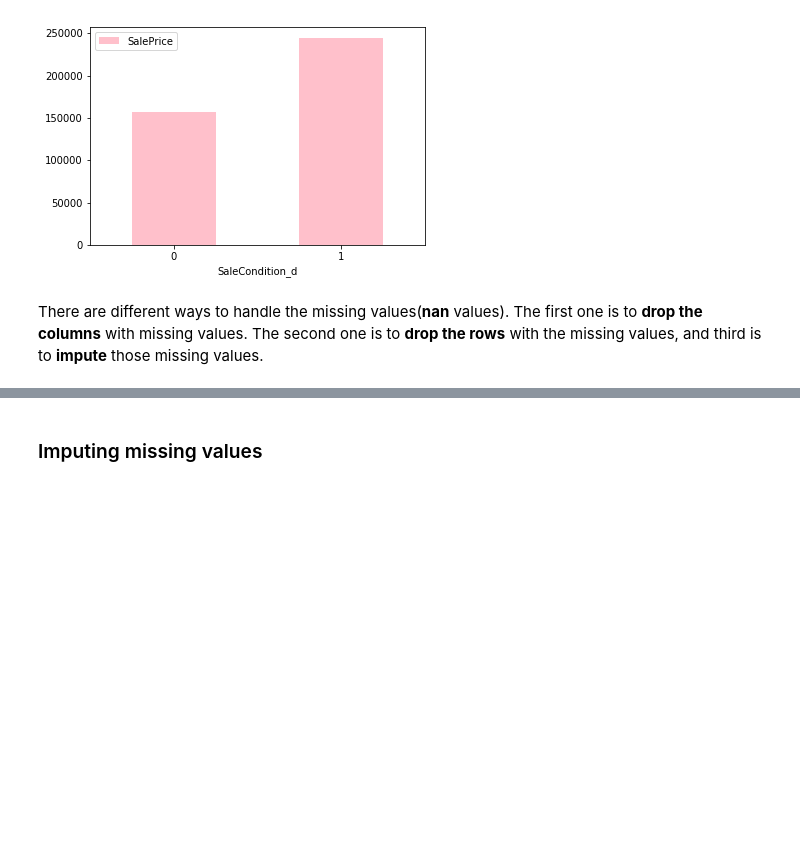
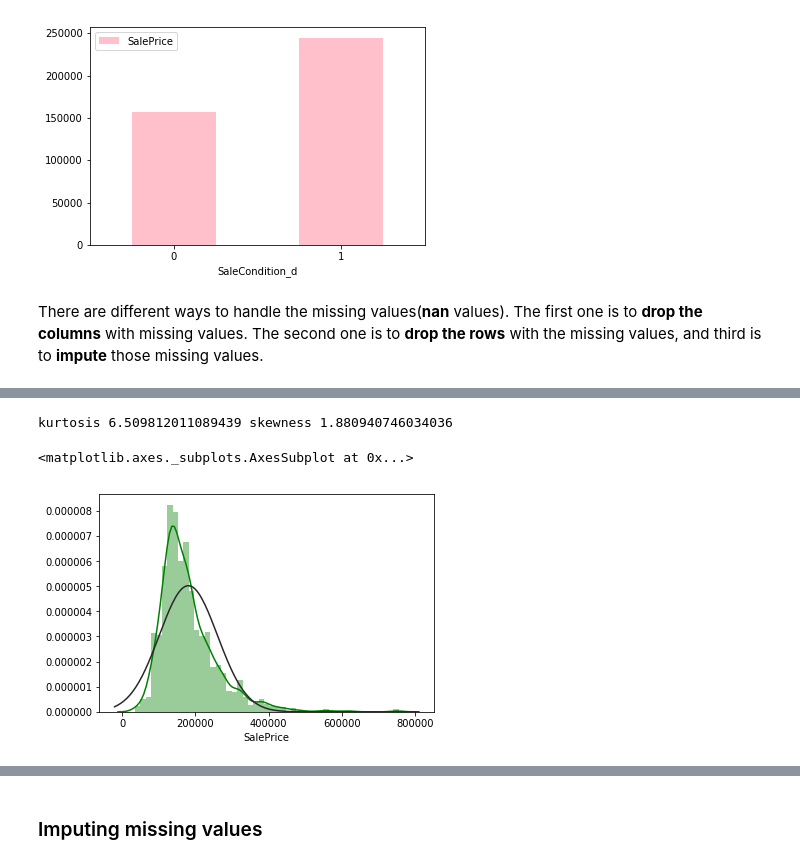
Before and after one commit to dusicastepic/FDSProject, a Jupyter notebook: Semi-final version.ipynb, the cells around one changed output, grey strips where cells are left out. Cells and saved outputs as stored; diff of their text form; code cells hidden in the pictures; blank space fills up the shorter version.

```diff
--- a/Semi-final version.ipynb
+++ b/Semi-final version.ipynb
@@ -65,0 +116,10 @@ There are different ways to handle the missing values(**nan** values). The first
+# %%
+print('kurtosis',kurtosis(train_data.SalePrice),'skewness',
+skew(train_data.SalePrice))
+# %% [output]
+kurtosis 6.509812011089439 skewness 1.880940746034036
+# %%
+sns.distplot(train_data.SalePrice,color="green",fit=normal)
+# %% [output]
+<matplotlib.axes._subplots.AxesSubplot at 0x...>
+[figure, added]
```
Also changed, not shown: parts of 55 cells of this notebook.
